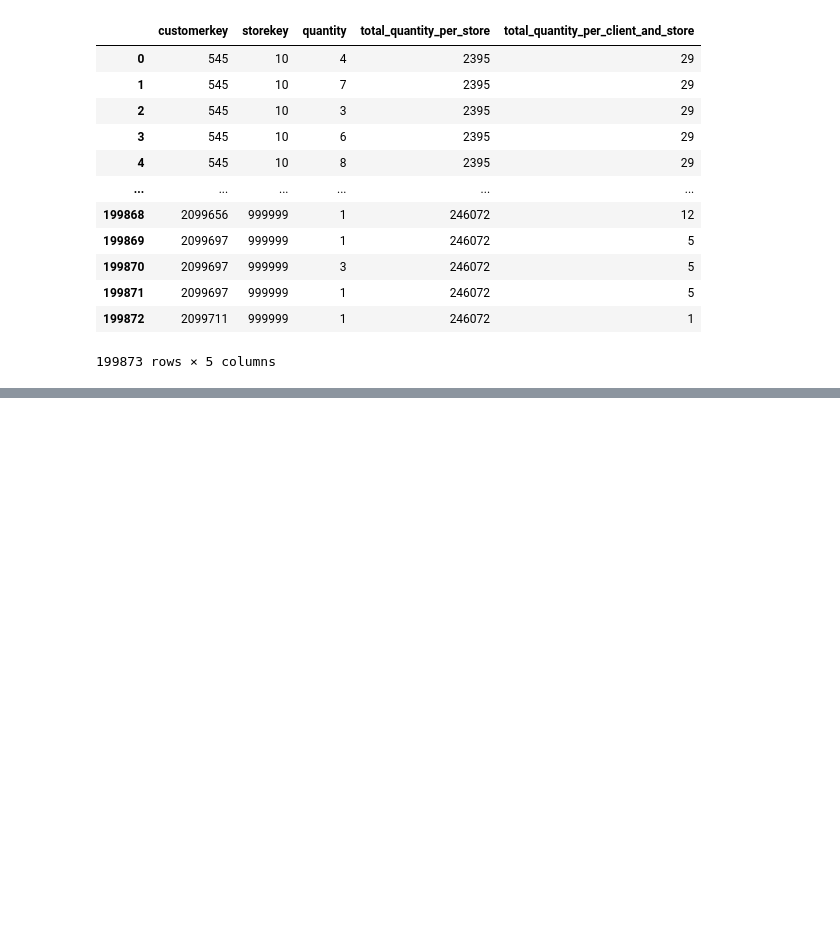
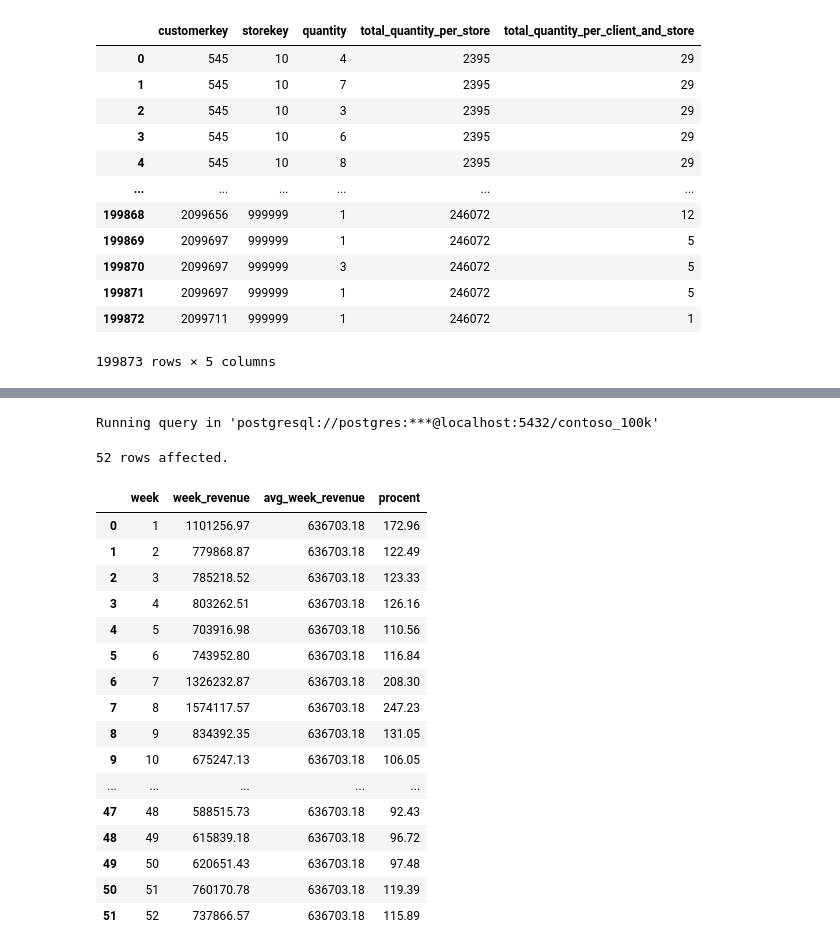
Before and after one commit to Bartek0829/SQL-learning, a Jupyter notebook: Resources/Date&TimeFunctions.ipynb, the cells around one changed output, grey strips where cells are left out. Drawn from its saved outputs; the diff is of its cells as text; code cells hidden in the pictures; blank space fills up the shorter version.

```diff
--- a/Resources/Date&TimeFunctions.ipynb
+++ b/Resources/Date&TimeFunctions.ipynb
@@ -489,0 +490,35 @@ Running query in 'postgresql://postgres:***@localhost:5432/contoso_100k'
+# %%
+%%sql
+WITH week_table AS (
+  SELECT
+    EXTRACT(WEEK FROM orderdate) AS week,
+    SUM(netprice * quantity * exchangerate) AS week_revenue
+  FROM sales
+  WHERE EXTRACT(YEAR FROM orderdate) = 2023
+  GROUP BY
+    week
+)
+SELECT *,
+  AVG(week_revenue) OVER() AS avg_week_revenue,
+  week_revenue *100 / AVG(week_revenue) OVER() AS procent
+FROM week_table
+# %% [output]
+Running query in 'postgresql://postgres:***@localhost:5432/contoso_100k'
+52 rows affected.
+|  | week | week_revenue | avg_week_revenue | procent |
+| 0 | 1 | 1101256.97 | 636703.18 | 172.96 |
+| 1 | 2 | 779868.87 | 636703.18 | 122.49 |
+| 2 | 3 | 785218.52 | 636703.18 | 123.33 |
+| 3 | 4 | 803262.51 | 636703.18 | 126.16 |
+| 4 | 5 | 703916.98 | 636703.18 | 110.56 |
+| 5 | 6 | 743952.80 | 636703.18 | 116.84 |
+| 6 | 7 | 1326232.87 | 636703.18 | 208.30 |
+| 7 | 8 | 1574117.57 | 636703.18 | 247.23 |
+| 8 | 9 | 834392.35 | 636703.18 | 131.05 |
+| 9 | 10 | 675247.13 | 636703.18 | 106.05 |
+| ... | ... | ... | ... | ... |
+| 47 | 48 | 588515.73 | 636703.18 | 92.43 |
+| 48 | 49 | 615839.18 | 636703.18 | 96.72 |
+| 49 | 50 | 620651.43 | 636703.18 | 97.48 |
+| 50 | 51 | 760170.78 | 636703.18 | 119.39 |
+| 51 | 52 | 737866.57 | 636703.18 | 115.89 |
```
Also changed, not shown: parts of 4 cells of this notebook.
